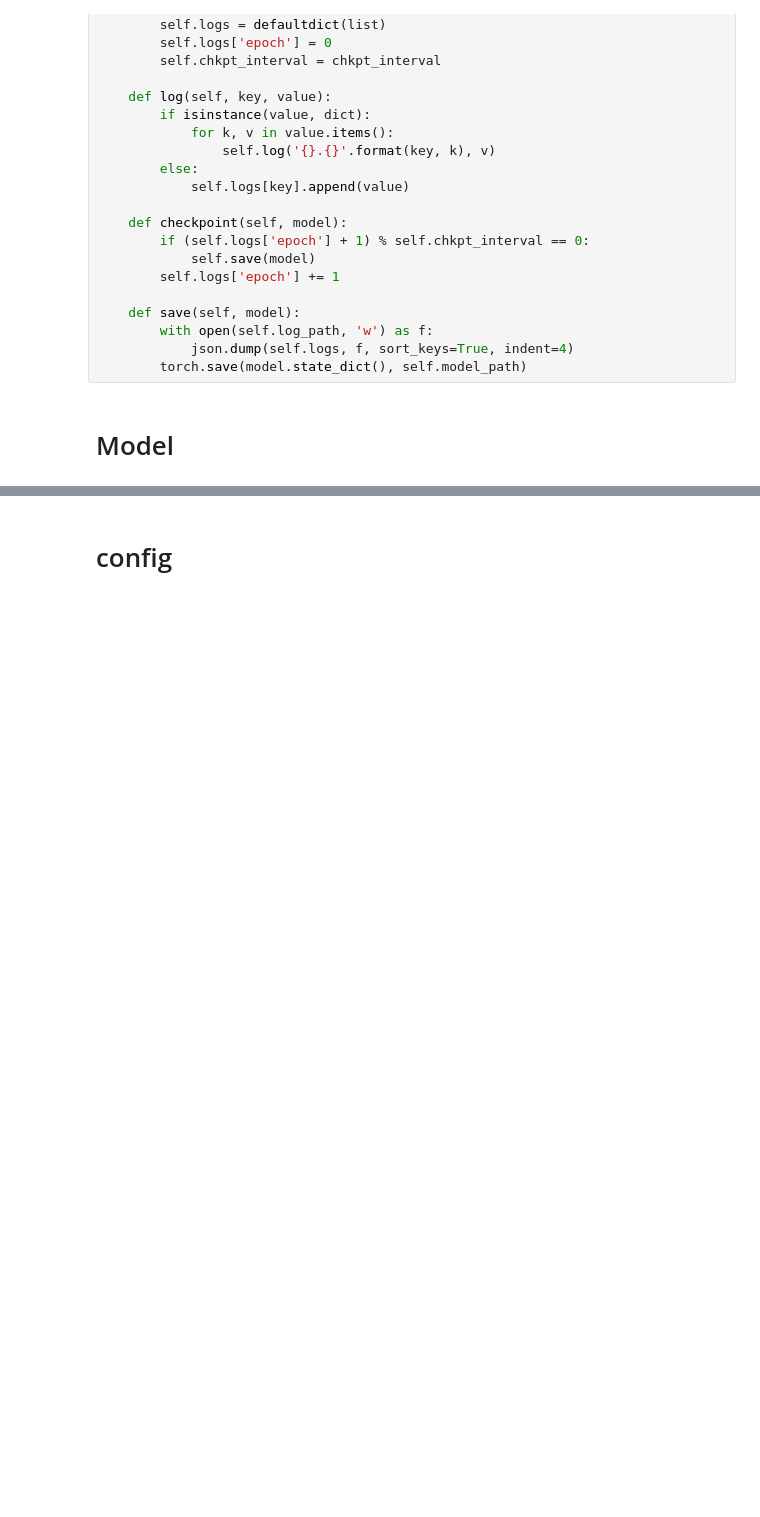
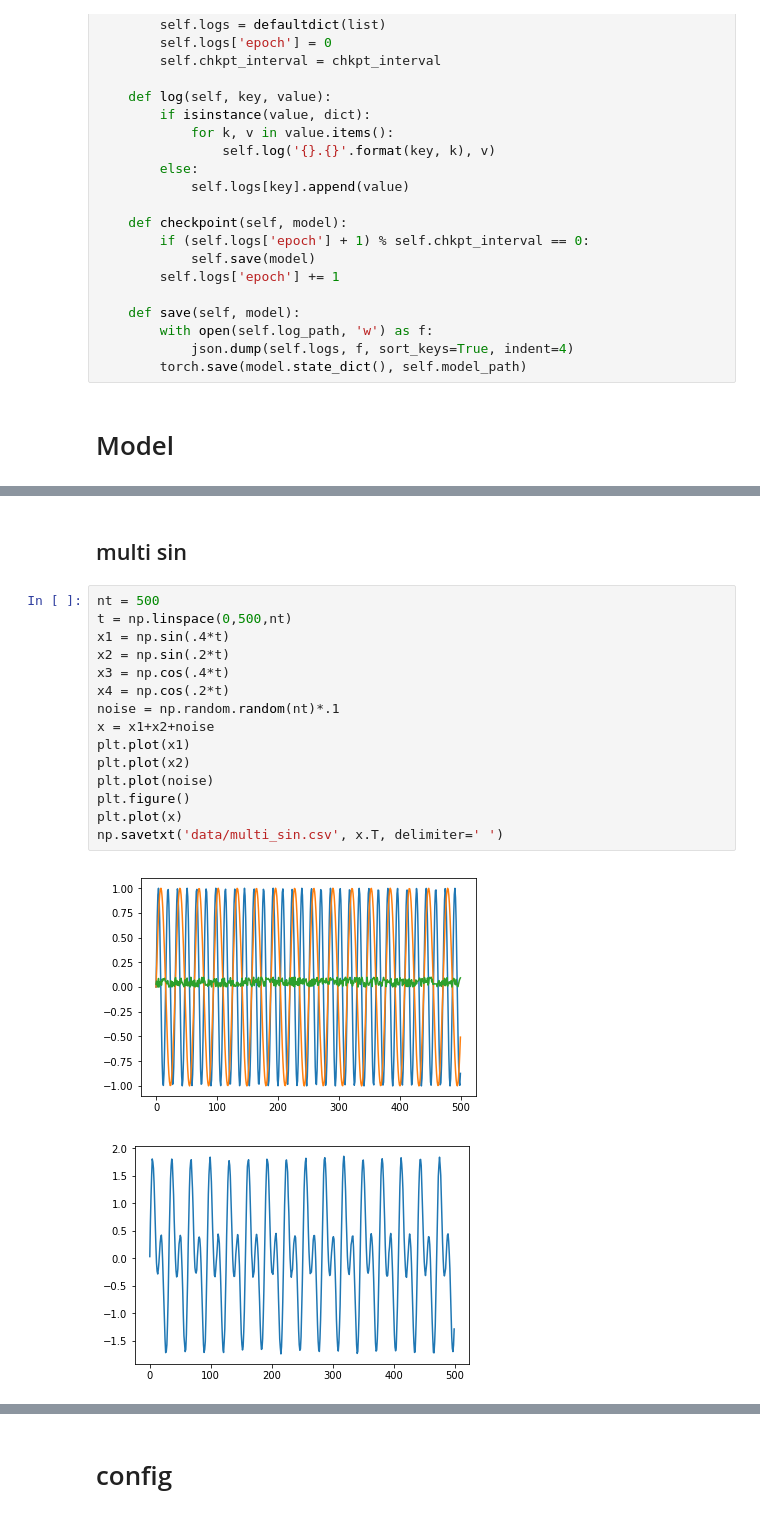
Before and after one commit to githubxiaowei/DynamicFactorGraphs, a Jupyter notebook: Dynamic Factor Graphs.ipynb, the cells around one changed output, grey strips where cells are left out. Cells and saved outputs as stored; diff of their text form; blank space fills up the shorter version.

```diff
--- a/Dynamic Factor Graphs.ipynb
+++ b/Dynamic Factor Graphs.ipynb
@@ -202,6 +229,26 @@ np.savetxt('data/lds.csv', x.T, delimiter=' ')
 # %% [output]
 [figure]
 [figure]
+# %% [markdown]
+## multi sin
+# %%
+nt = 500
+t = np.linspace(0,500,nt)
+x1 = np.sin(.4*t)
+x2 = np.sin(.2*t)
+x3 = np.cos(.4*t)
+x4 = np.cos(.2*t)
+noise = np.random.random(nt)*.1
+x = x1+x2+noise
+plt.plot(x1)
+plt.plot(x2)
+plt.plot(noise)
+plt.figure()
+plt.plot(x)
+np.savetxt('data/multi_sin.csv', x.T, delimiter=' ')
+# %% [output]
+[figure, added]
+[figure, added]
 # %%
 def dataset_factory(data_dir, name):
     # get dataset
```
Also changed, not shown: parts of 15 cells of this notebook.
